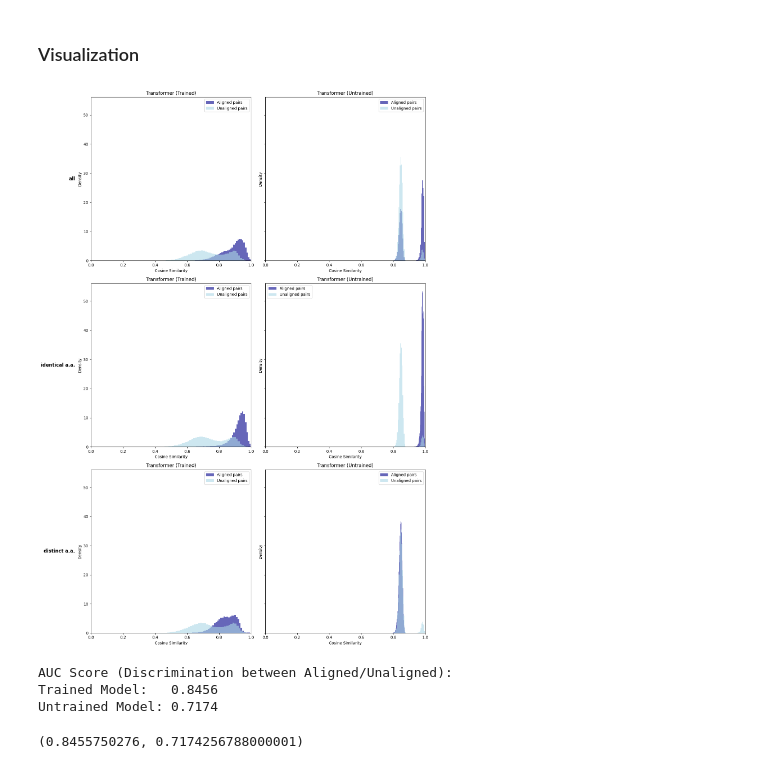
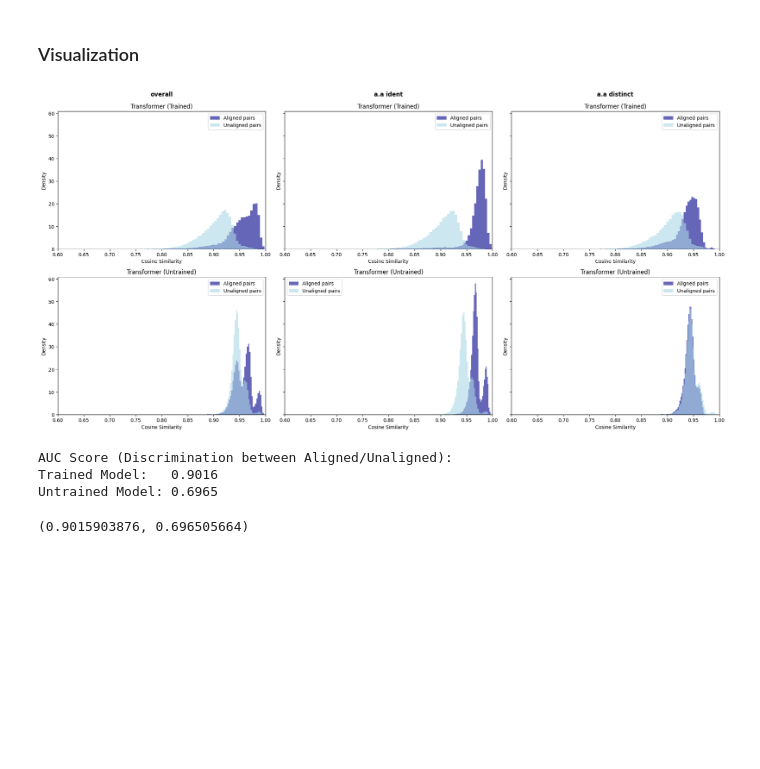
Before and after one commit to dgloukhman/unsupervised-learning-in-biology, a Jupyter notebook: experiments/Experiment_4.ipynb, the cells around one changed output. Cells and saved outputs as stored; diff of their text form; code cells hidden in the pictures; blank space fills up the shorter version.

Commit message:
horizontal alignment of graphic

```diff
--- a/experiments/Experiment_4.ipynb
+++ b/experiments/Experiment_4.ipynb
@@ -32,7 +32,7 @@ The autoreload extension is already loaded. To reload it, use:
 # %%
 # kleineres Modell 'esm2_t6_8M_UR50D' zum testen
 # verwendet 36-layer Transformer trained on UniParc" (ca. 670 Mio. Parameter ) im Paper.
-model, alphabet = esm.pretrained.esm1_t34_670M_UR50S()
+model, alphabet = esm.pretrained.esm1b_t33_650M_UR50S()
 # model, alphabet = esm.pretrained.esm1_t6_43M_UR50S()
 
 if torch.cuda.is_available():
@@ -212,63 +210,64 @@ Calculating similarities for UNTRAINED model...
 # %% [markdown]
 ### Visualization
 # %%
-fig, axes = plt.subplots(3, 2, figsize=(14, 20), sharey=True)
+from helpers import helper
+fig, axes = plt.subplots(2, 3, figsize=(20, 10), sharey=True)
 
 # Plot Trained
 helper.plot_dist(axes[0][0], train_aligned_all, train_unaligned_all, "Transformer (Trained)")
 
 # Plot Untrained
 helper.plot_dist(
-    axes[0][1], untrain_aligned_all, untrain_unaligned_all, "Transformer (Untrained)"
+    axes[1][0], untrain_aligned_all, untrain_unaligned_all, "Transformer (Untrained)"
 
 )
 
 
-axes[0][0].annotate("all", xy=(-0.1, 0.5), xycoords='axes fraction',
-                ha='right', va='center', size='large', weight='bold')
+axes[0][0].annotate("overall", xy=(0.5, 1.1), xycoords='axes fraction',
+                ha='center', va='bottom', size='large', weight='bold')
 
 
-helper.plot_dist(axes[1][0], train_aligned_ident, train_unaligned_ident, "Transformer (Trained)")
+helper.plot_dist(axes[0][1], train_aligned_ident, train_unaligned_ident, "Transformer (Trained)")
 
 # Plot Untrained
 helper.plot_dist(
     axes[1][1], untrain_aligned_ident, untrain_unaligned_ident, "Transformer (Untrained)"
 
 
 )
 
-axes[1][0].annotate("identical a.a.", xy=(-0.1, 0.5), xycoords='axes fraction',
-                ha='right', va='center', size='large', weight='bold')
+axes[0][1].annotate("a.a ident", xy=(0.5, 1.1), xycoords='axes fraction',
+                ha='center', va='bottom', size='large', weight='bold')
 
 
-helper.plot_dist(axes[2][0], train_aligned_distinct, train_unaligned_distinct, "Transformer (Trained)")
+helper.plot_dist(axes[0][2], train_aligned_distinct, train_unaligned_distinct, "Transformer (Trained)")
 
 # Plot Untrained
 helper.plot_dist(
-    axes[2][1], untrain_aligned_distinct, untrain_unaligned_distinct, "Transformer (Untrained)"
+    axes[1][2], untrain_aligned_distinct, untrain_unaligned_distinct, "Transformer (Untrained)"
 )
 
-axes[2][0].annotate("distinct a.a.", xy=(-0.1, 0.5), xycoords='axes fraction',
-                ha='right', va='center', size='large', weight='bold')
+axes[0][2].annotate("a.a distinct", xy=(0.5, 1.1), xycoords='axes fraction',
+                ha='center', va='bottom', size='large', weight='bold')
 
 plt.tight_layout()
 plt.show()
 
 
 
 helper.get_auc(
     train_aligned_all,
     train_unaligned_all,
     untrain_aligned_all,
     untrain_unaligned_all,
     print_stats=True,
 )
 # %% [output]
-[figure, old version]
+[figure, new version]
 AUC Score (Discrimination between Aligned/Unaligned):
-Trained Model:   0.8456
-Untrained Model: 0.7174
+Trained Model:   0.9016
+Untrained Model: 0.6965
-(0.8455750276, 0.7174256788000001)
+(0.9015903876, 0.696505664)
 # %%
 import pickle
 import gzip
```
Also changed, not shown: parts of 2 cells of this notebook.
